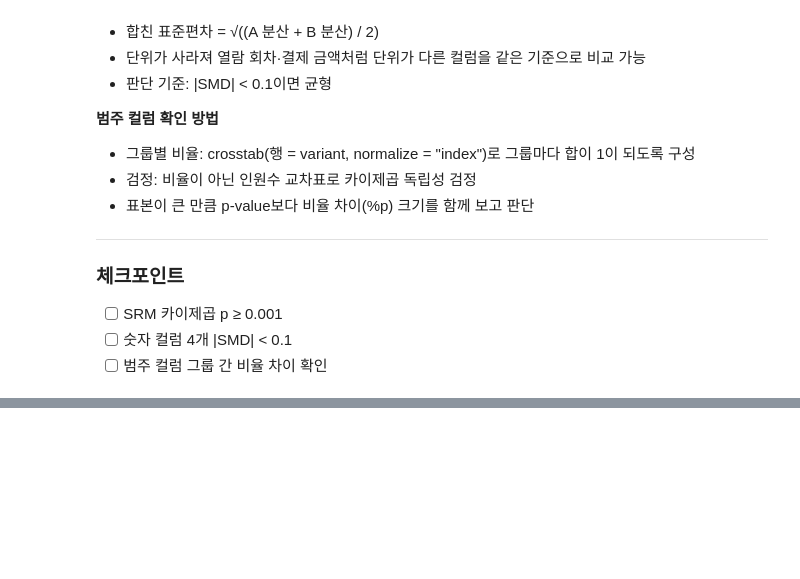
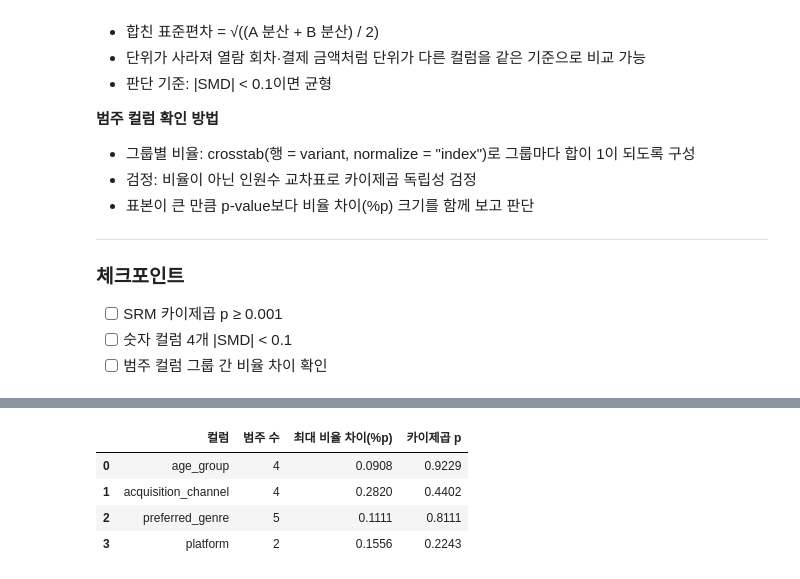
Before and after one commit to YURI0822/webnovel-pass-ab-test, a Jupyter notebook: notebooks/03_ab_test_analysis.ipynb, the cells around one changed output, grey strips where cells are left out. Saved outputs shown, nothing was run; the diff lists cells and outputs as text; code cells hidden in the pictures; blank space fills up the shorter version.

```diff
--- a/notebooks/03_ab_test_analysis.ipynb
+++ b/notebooks/03_ab_test_analysis.ipynb
@@ -248,0 +345,26 @@ result_d
+# %%
+from scipy.stats import chi2_contingency
+
+rows = []
+for col in CAT_COLS:
+    counts = pd.crosstab(balance_df["variant"], balance_df[col])                         # 인원수 (검정용)
+    share = pd.crosstab(balance_df["variant"], balance_df[col], normalize="index") * 100  # 그룹별 비율 (%)
+
+    # 범주마다 B-A 비율 차이를 구하고, 그중 가장 큰 차이
+    max_diff = (share.loc["B"] - share.loc["A"]).abs().max()
+
+    rows.append({
+        "컬럼": col,
+        "범주 수": counts.shape[1],
+        "최대 비율 차이(%p)": max_diff,
+        "카이제곱 p": chi2_contingency(counts).pvalue,
+    })
+
+cat_balance = pd.DataFrame(rows).round(4)
+cat_balance
+# %% [output]
+|  | 컬럼 | 범주 수 | 최대 비율 차이(%p) | 카이제곱 p |
+| 0 | age_group | 4 | 0.0908 | 0.9229 |
+| 1 | acquisition_channel | 4 | 0.2820 | 0.4402 |
+| 2 | preferred_genre | 5 | 0.1111 | 0.8111 |
+| 3 | platform | 2 | 0.1556 | 0.2243 |
```
Also changed, not shown: parts of 6 cells of this notebook.
